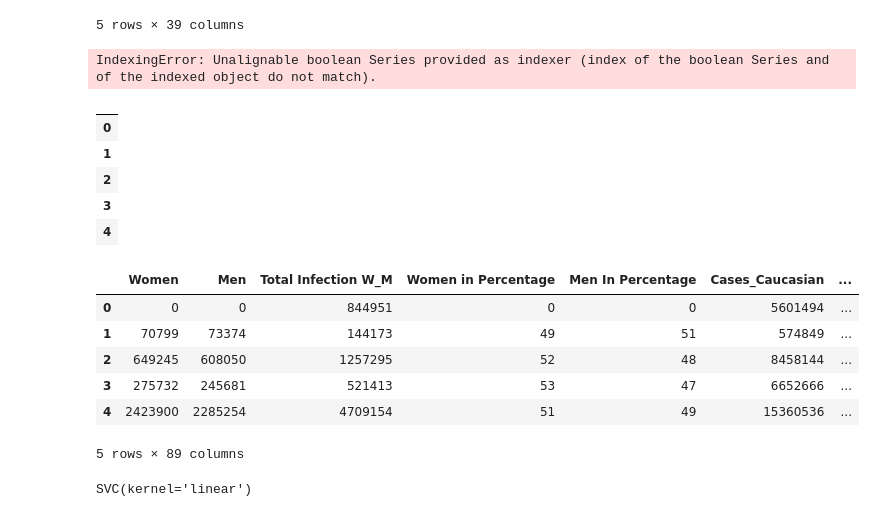
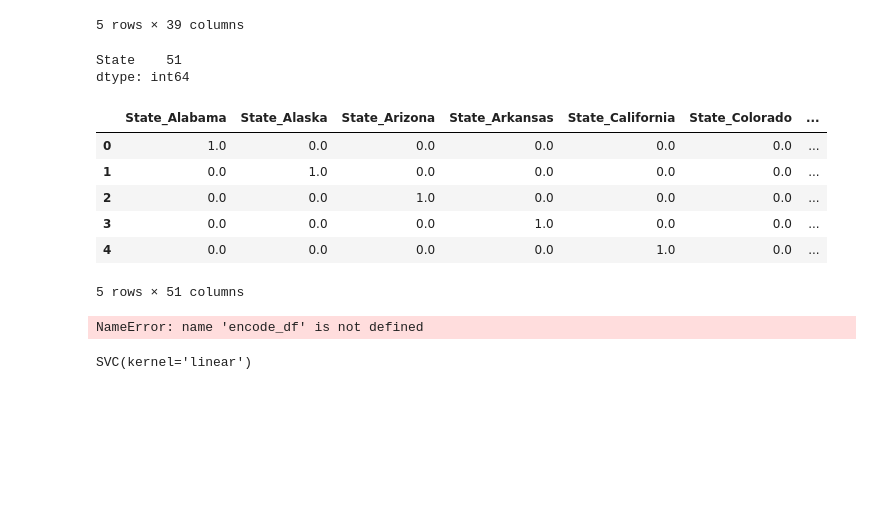
Before and after one commit to antirose/CovidInfectionAnalysis, a Jupyter notebook: machine learning model/machine_learning.ipynb, the cells around one changed output. Drawn from its saved outputs; the diff is of its cells as text; code cells hidden in the pictures; blank space fills up the shorter version.

```diff
--- a/machine learning model/machine_learning.ipynb
+++ b/machine learning model/machine_learning.ipynb
@@ -373,43 +380,39 @@ covidanalysis_encoded.head()
 5 rows × 39 columns
 # %%
 # Generate our categorical variable list
-tele_cat = covidanalysis_encoded.dtypes[tele_df.dtypes == "object"].index.tolist()
+tele_cat = covidanalysis_encoded.dtypes[covidanalysis_encoded.dtypes == "object"].index.tolist()
 
 
 # Check the number of unique values in each column
 covidanalysis_encoded[tele_cat].nunique()
 # %% [output]
-IndexingError: Unalignable boolean Series provided as indexer (index of the boolean Series and of the indexed object do not match).
+State    51
+dtype: int64
 # %%
 # Create a OneHotEncoder instance
 enc = OneHotEncoder(sparse=False)
 
 # Fit and transform the OneHotEncoder using the categorical variable list
-encode_df = pd.DataFrame(enc.fit_transform(tele_df[tele_cat]))
+covidanalysis_encoded = pd.DataFrame(enc.fit_transform(covidanalysis_encoded[tele_cat]))
 
 # Add the encoded variable names to the dataframe
-encode_df.columns = enc.get_feature_names(tele_cat)
-encode_df.head()
+covidanalysis_encoded.columns = enc.get_feature_names(tele_cat)
+covidanalysis_encoded.head()
 # %% [output]
-|  |
-| 0 |
-| 1 |
-| 2 |
-| 3 |
-| 4 |
+|  | State_Alabama | State_Alaska | State_Arizona | State_Arkansas | State_California | State_Colorado | ... |
+| 0 | 1.0 | 0.0 | 0.0 | 0.0 | 0.0 | 0.0 | ... |
+| 1 | 0.0 | 1.0 | 0.0 | 0.0 | 0.0 | 0.0 | ... |
+| 2 | 0.0 | 0.0 | 1.0 | 0.0 | 0.0 | 0.0 | ... |
+| 3 | 0.0 | 0.0 | 0.0 | 1.0 | 0.0 | 0.0 | ... |
+| 4 | 0.0 | 0.0 | 0.0 | 0.0 | 1.0 | 0.0 | ... |
+5 rows × 51 columns
 # %%
 # Merge one-hot encoded features and drop the originals
-covid_df = tele_df.merge(encode_df,left_index=True, right_index=True)
-tele_df = tele_df.drop(tele_cat,1)
-tele_df.head()
+covid_df = covidanalysis_encoded.merge(encode_df,left_index=True, right_index=True)
+covid_df = covidanalysis_encoded.drop(tele_cat,1)
+covid_df.head()
 # %% [output]
-|  | Women | Men | Total Infection W_M | Women in Percentage | Men In Percentage | Cases_Caucasian | ... |
-| 0 | 0 | 0 | 844951 | 0 | 0 | 5601494 | ... |
-| 1 | 70799 | 73374 | 144173 | 49 | 51 | 574849 | ... |
-| 2 | 649245 | 608050 | 1257295 | 52 | 48 | 8458144 | ... |
-| 3 | 275732 | 245681 | 521413 | 53 | 47 | 6652666 | ... |
-| 4 | 2423900 | 2285254 | 4709154 | 51 | 49 | 15360536 | ... |
-5 rows × 89 columns
+NameError: name 'encode_df' is not defined
 # %%
 # Split training/test datasets
 from sklearn.model_selection import train_test_split
```
Also changed, not shown: parts of 3 cells of this notebook, 1 other file.
